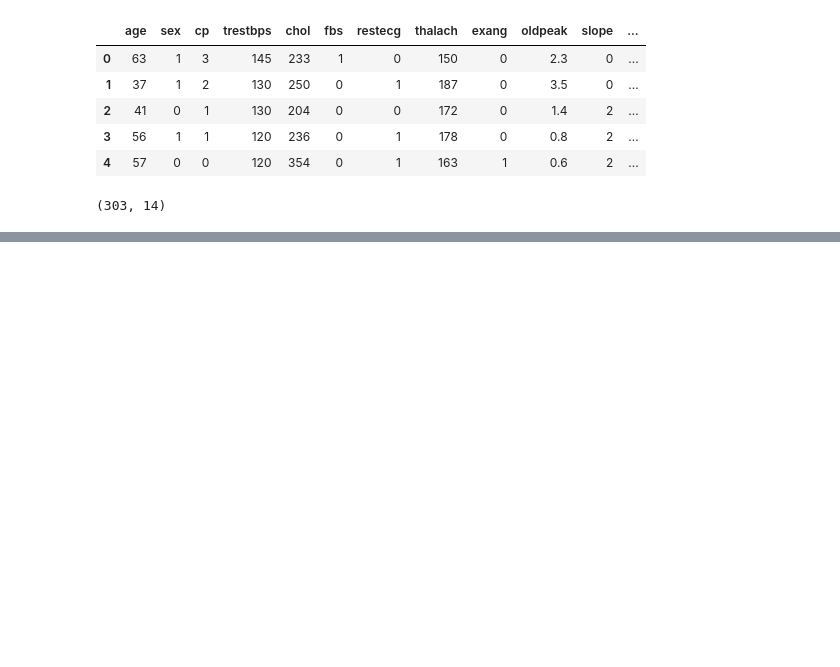
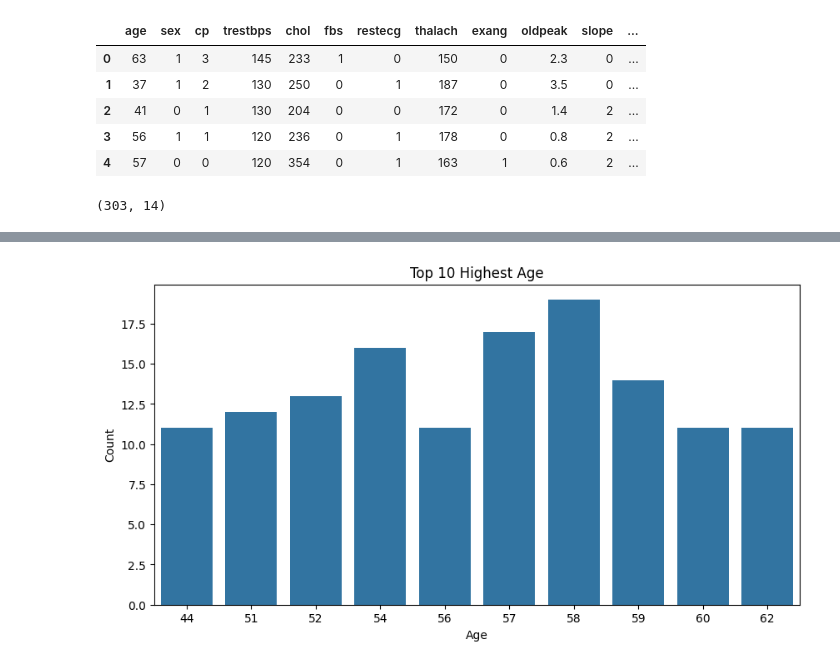
Before and after one commit to Teegee2000/cardiovascular-disease-predictions-leveraging-supervised-and-ensemble-machine-learning-models, a Jupyter notebook: cardiovascular_disease_(secondary_data).ipynb, the cells around one changed output, grey strips where cells are left out. Drawn from its saved outputs; the diff is of its cells as text; code cells hidden in the pictures; blank space fills up the shorter version.

```diff
--- a/cardiovascular_disease_(secondary_data).ipynb
+++ b/cardiovascular_disease_(secondary_data).ipynb
@@ -30,0 +95,10 @@ df.shape
+# %%
+## top 10 highest age in the dataset
+plt.figure(figsize=(10,5))
+sns.barplot(x=df['age'].value_counts().head(10).index, y=df['age'].value_counts().head(10).values)
+plt.title('Top 10 Highest Age')
+plt.xlabel('Age')
+plt.ylabel('Count')
+plt.show()
+# %% [output]
+[figure, added]
```
Also changed, not shown: parts of 7 cells of this notebook.
